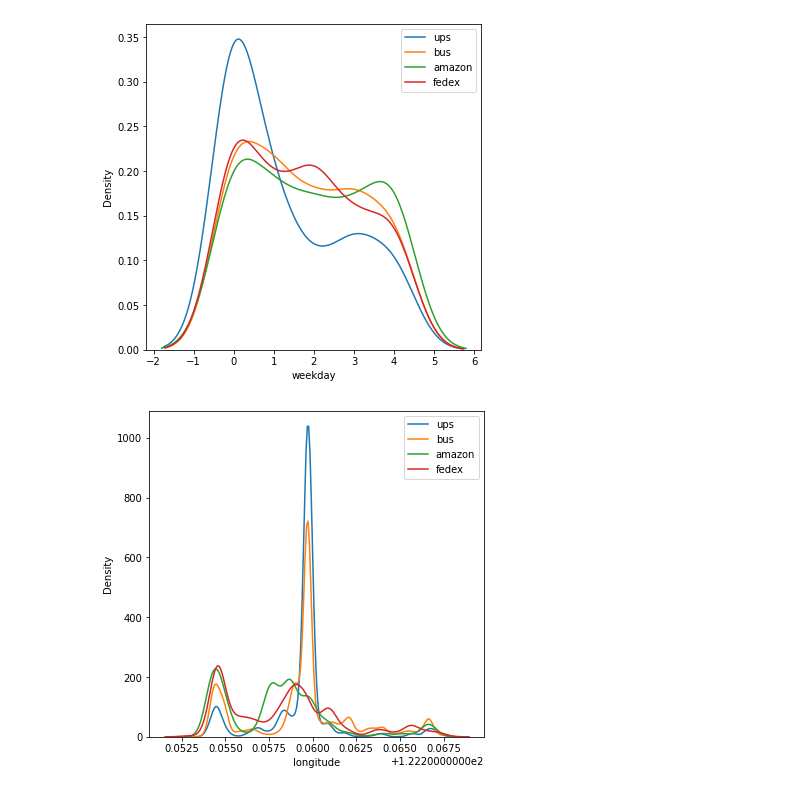
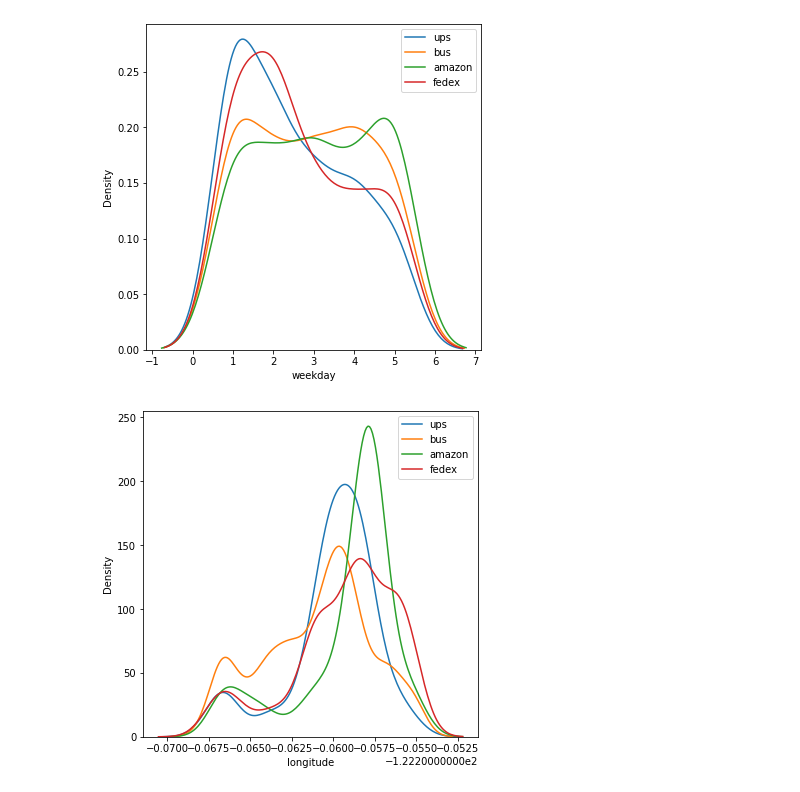
Before and after one commit to ucbtrans/curb-monitor, a Jupyter notebook: notebooks/data_eda.ipynb, the cells around one changed output. Cells and saved outputs as stored; diff of their text form; code cells hidden in the pictures.

```diff
--- a/notebooks/data_eda.ipynb
+++ b/notebooks/data_eda.ipynb
@@ -41,0 +34,9 @@ combined_df.shape
+# %%
+df['time'] = pd.to_datetime(df['time'])
+df = df[df['confidences']>=0.85]
+df= df[df['latitude'] < 180]
+df= df[df['longitude'] < 180]
+df['longitude'] = df['longitude']*-1
+#df = df[df["obj_class_name"].str.contains("bus")==False]
+df['box area'] = df['w'] * df['h']
+df.head()
@@ -49,9 +136,11 @@ amazon_truck     24894
 Name: obj_class_name, dtype: int64
 # %%
 # add date week and hour infor
-date = pd.to_datetime(combined_df['time']).dt.tz_localize('UTC').dt.tz_convert('US/Pacific')
-combined_df['year'] = date.dt.year
-combined_df['month'] = date.dt.month
-combined_df['day'] = date.dt.day
-combined_df['weekday'] = date.dt.weekday
-combined_df['hour'] = date.dt.hour
+date = pd.to_datetime(df['time']).dt.tz_localize('UTC').dt.tz_convert('US/Pacific')
+df['year'] = date.dt.year
+df['month'] = date.dt.month
+df['day'] = date.dt.day
+df['weekday'] = date.dt.weekday + 1
+df['hour'] = date.dt.hour
+df['date'] = date.dt.date
+#df[['date', 'normalized_count', 'obj_class_name']].groupby(['date', 'obj_class_name']).count()
@@ -123,9 +197,9 @@ sns.distplot(fedex['hour'], bins=bins, kde=True, kde_kws=kde_kws, label='fedex')
 # %%
 plt.figure(figsize=(6, 6))
-ups = combined_df[['weekday', 'obj_class_name']].query("obj_class_name == 'ups_truck'")
-bus = combined_df[['weekday', 'obj_class_name']].query("obj_class_name == 'bus'")
-amazon = combined_df[['weekday', 'obj_class_name']].query("obj_class_name == 'amazon_truck'")
-fedex = combined_df[['weekday', 'obj_class_name']].query("obj_class_name == 'fedex_truck'")
+ups = df[['weekday', 'obj_class_name']].query("obj_class_name == 'ups_truck'")
+bus = df[['weekday', 'obj_class_name']].query("obj_class_name == 'bus'")
+amazon = df[['weekday', 'obj_class_name']].query("obj_class_name == 'amazon_truck'")
+fedex = df[['weekday', 'obj_class_name']].query("obj_class_name == 'fedex_truck'")
 
 
 sns.kdeplot(data = ups['weekday'], bw=0.4, label='ups')
@@ -134,22 +208,19 @@ sns.kdeplot(data = amazon['weekday'], bw=0.4, label='amazon')
 sns.kdeplot(data = fedex['weekday'], bw=0.4, label='fedex')
 plt.legend();
 # %% [output]
-[figure, old version]
+[figure, new version]
 # %%
 plt.figure(figsize=(6, 6))
-combined_df = combined_df[combined_df['longitude'] <= 123]
-ups = combined_df[['longitude', 'obj_class_name']].query("obj_class_name == 'ups_truck'")
-bus = combined_df[['longitude', 'obj_class_name']].query("obj_class_name == 'bus'")
-amazon = combined_df[['longitude', 'obj_class_name']].query("obj_class_name == 'amazon_truck'")
-fedex = combined_df[['longitude', 'obj_class_name']].query("obj_class_name == 'fedex_truck'")
-
-bins = [i for i in range(6,20)]
-kde_kws = {"bw": 0.2}
+l_filter = df[df['longitude'] <= -122.255]
+ups = l_filter[['longitude', 'obj_class_name']].query("obj_class_name == 'ups_truck'")
+bus = l_filter[['longitude', 'obj_class_name']].query("obj_class_name == 'bus'")
+amazon = l_filter[['longitude', 'obj_class_name']].query("obj_class_name == 'amazon_truck'")
+fedex = l_filter[['longitude', 'obj_class_name']].query("obj_class_name == 'fedex_truck'")
 
 sns.kdeplot(data = ups['longitude'],  label='ups')
 sns.kdeplot(data = bus['longitude'],  label='bus')
 sns.kdeplot(data = amazon['longitude'],  label='amazon')
 sns.kdeplot(data = fedex['longitude'],  label='fedex')
 plt.legend();
 # %% [output]
-[figure, old version]
+[figure, new version]
```
Also changed, not shown: parts of 14 cells of this notebook.
